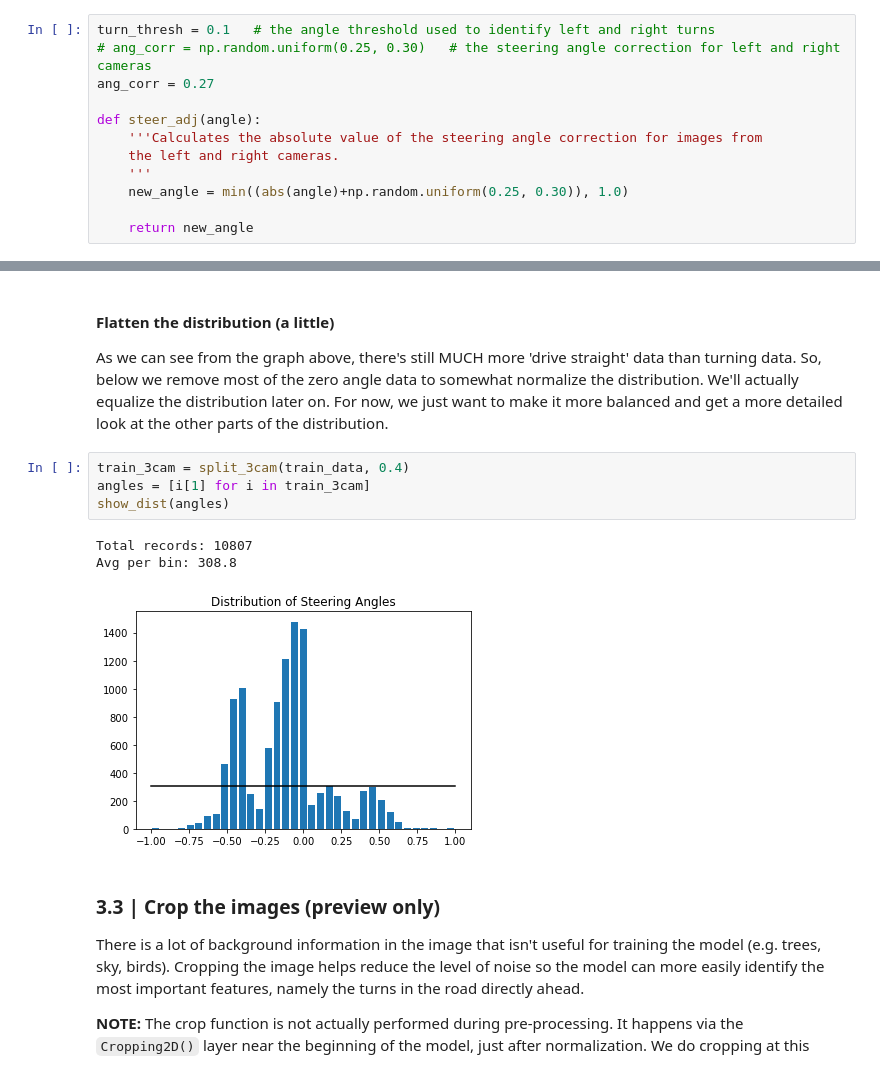
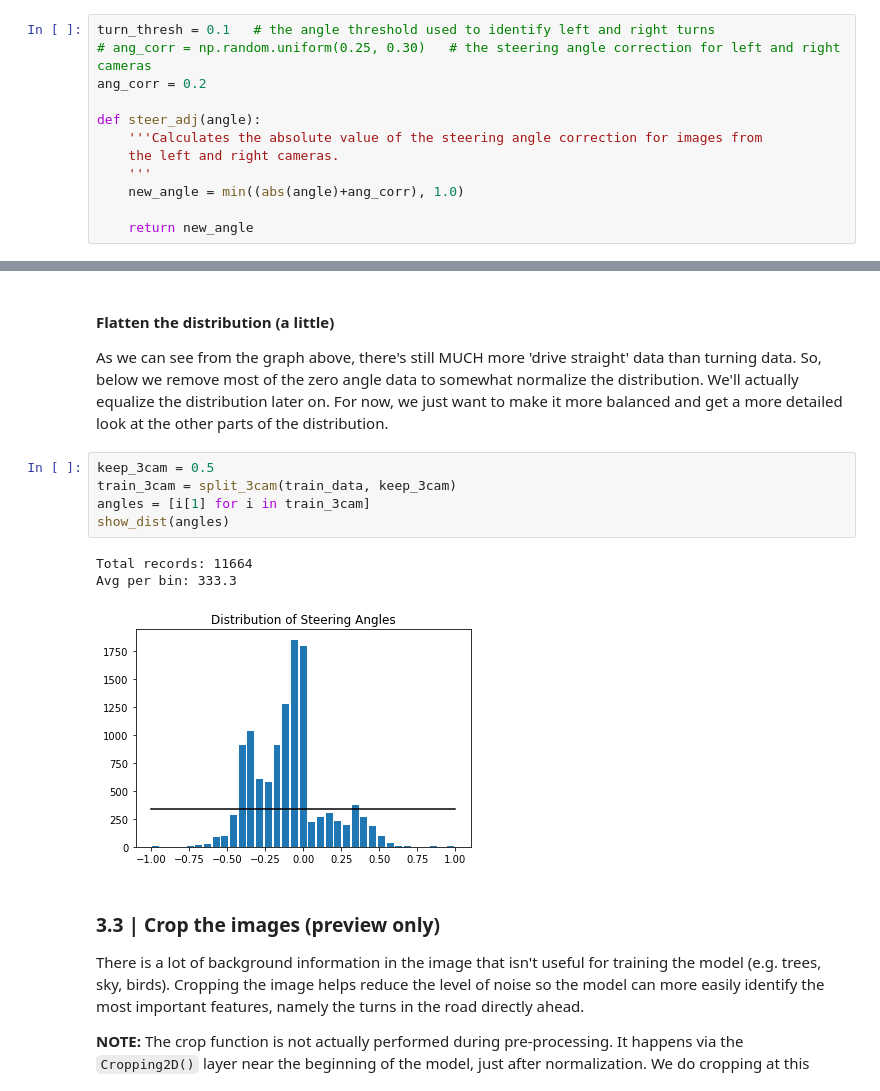
Before and after one commit to tommytracey/udacity, a Jupyter notebook: self-driving-nano/projects/3-behavioral-cloning/behavioral-cloning-v23b.ipynb, the cells around one changed output, grey strips where cells are left out. Drawn from its saved outputs; the diff is of its cells as text.

```diff
--- a/self-driving-nano/projects/3-behavioral-cloning/behavioral-cloning-v23b.ipynb
+++ b/self-driving-nano/projects/3-behavioral-cloning/behavioral-cloning-v23b.ipynb
@@ -389,13 +389,13 @@ Right now, each row of the data set contains three camera angles (center, left,
 # %%
 turn_thresh = 0.1   # the angle threshold used to identify left and right turns
 # ang_corr = np.random.uniform(0.25, 0.30)   # the steering angle correction for left and right cameras
-ang_corr = 0.27
+ang_corr = 0.2
 
 def steer_adj(angle):
     '''Calculates the absolute value of the steering angle correction for images from
     the left and right cameras.
     '''
-    new_angle = min((abs(angle)+np.random.uniform(0.25, 0.30)), 1.0)
+    new_angle = min((abs(angle)+ang_corr), 1.0)
 
     return new_angle
 # %%
@@ -484,13 +464,14 @@ train_3cam[0:30]
 #### Flatten the distribution (a little)
 As we can see from the graph above, there's still MUCH more 'drive straight' data than turning data. So, below we remove most of the zero angle data to somewhat normalize the distribution. We'll actually equalize the distribution later on. For now, we just want to make it more balanced and get a more detailed look at the other parts of the distribution.
 # %%
-train_3cam = split_3cam(train_data, 0.4)
+keep_3cam = 0.5
+train_3cam = split_3cam(train_data, keep_3cam)
 angles = [i[1] for i in train_3cam]
 show_dist(angles)
 # %% [output]
-Total records: 10807
-Avg per bin: 308.8
+Total records: 11664
+Avg per bin: 333.3
-[figure, old version]
+[figure, new version]
 # %% [markdown]
 ### 3.3 | Crop the images (preview only)
 There is a lot of background information in the image that isn't useful for training the model (e.g. trees, sky, birds). Cropping the image helps reduce the level of noise so the model can more easily identify the most important features, namely the turns in the road directly ahead.
```
Also changed, not shown: parts of 39 cells of this notebook, 5 other files.
